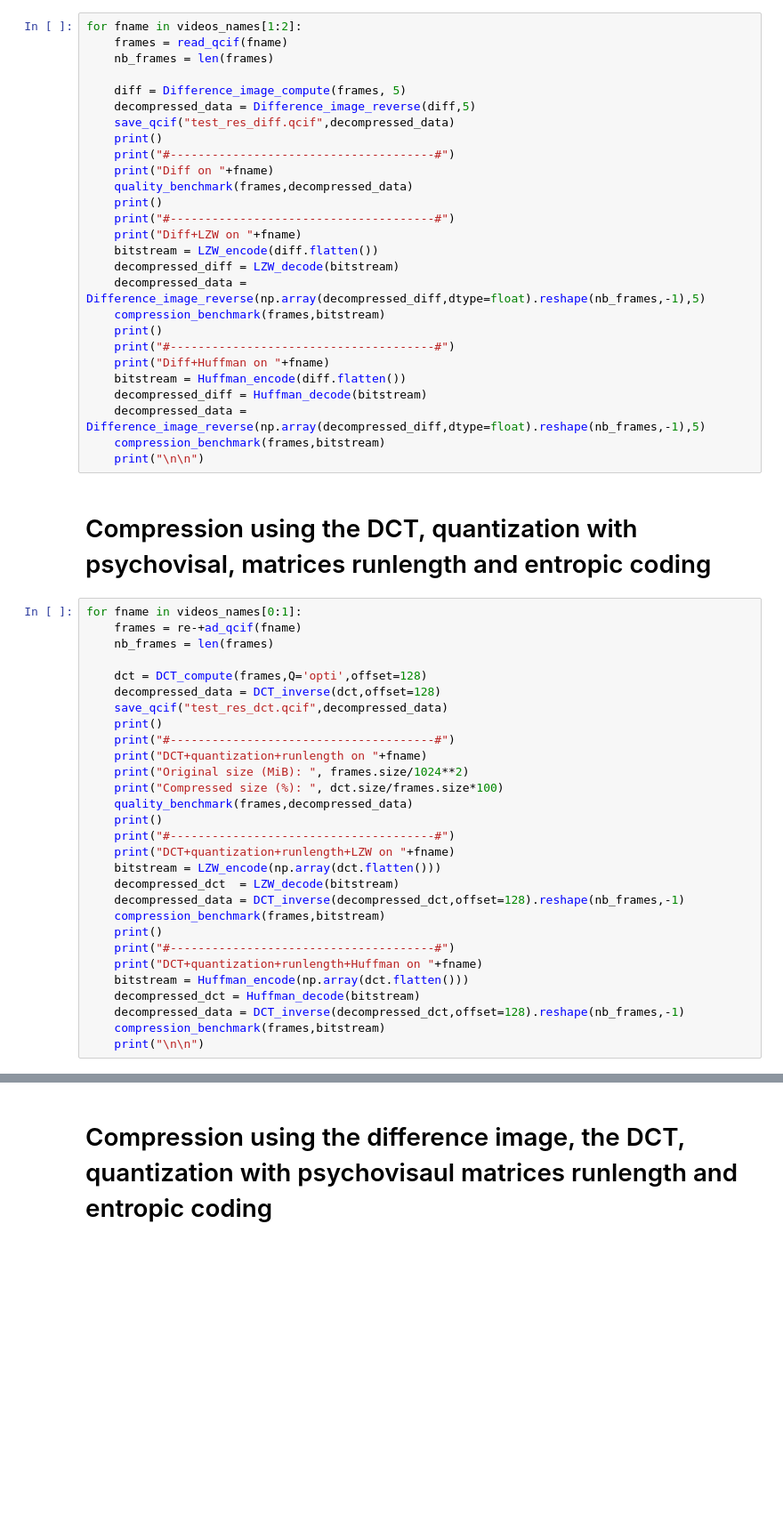
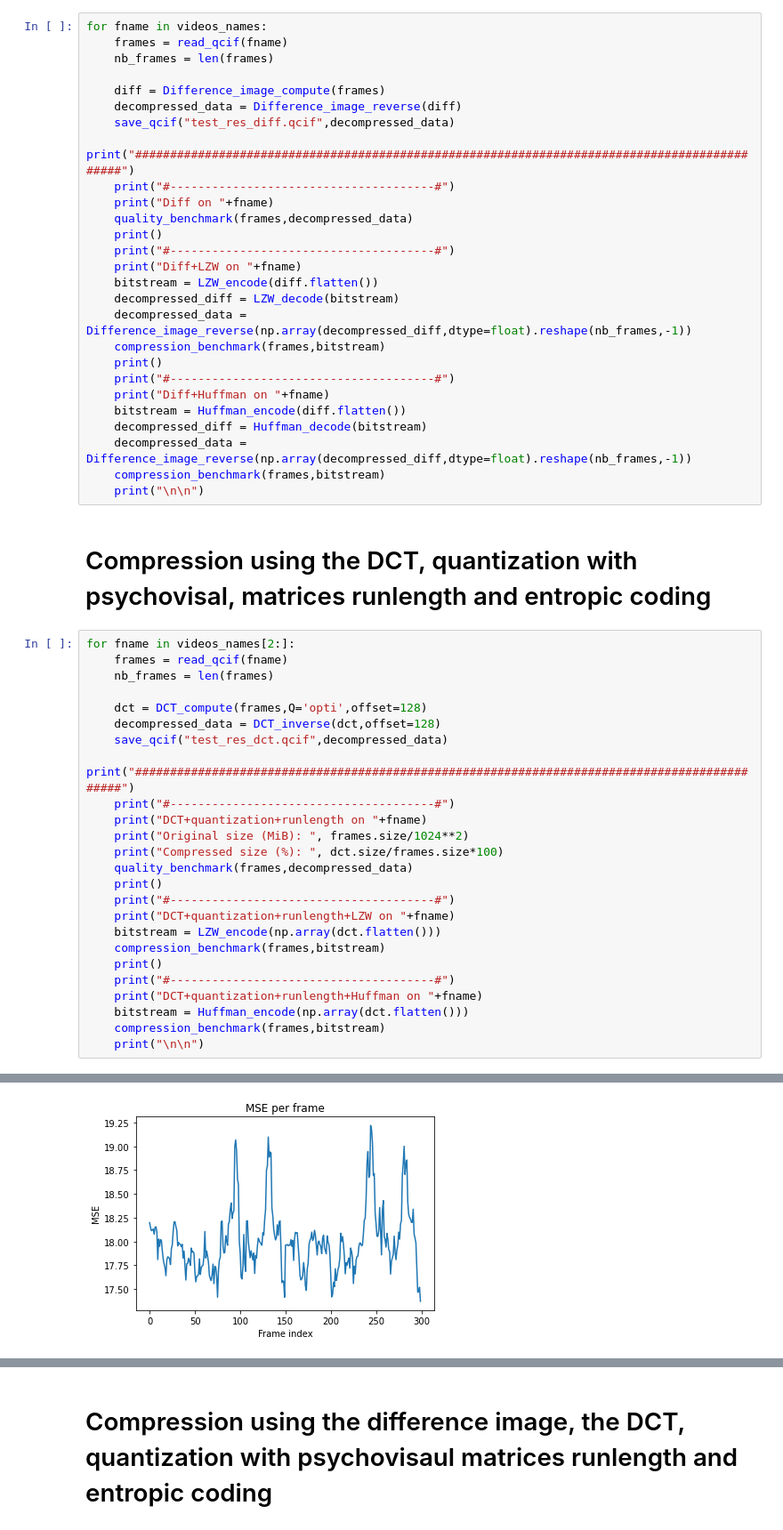
Before and after one commit to alexandre-lefebv/data_compression, a Jupyter notebook: main.ipynb, the cells around one changed output, grey strips where cells are left out. Shown at 89% size. Saved outputs shown, nothing was run; the diff lists cells and outputs as text; blank space fills up the shorter version.

```diff
--- a/main.ipynb
+++ b/main.ipynb
@@ -29,14 +29,14 @@ print(videos_names)
 # %% [markdown]
 # Compression using the difference image and entropic coding
 # %%
-for fname in videos_names[1:2]:
+for fname in videos_names:
     frames = read_qcif(fname)
     nb_frames = len(frames)
 
-    diff = Difference_image_compute(frames, 5)
-    decompressed_data = Difference_image_reverse(diff,5)
+    diff = Difference_image_compute(frames)
+    decompressed_data = Difference_image_reverse(diff)
     save_qcif("test_res_diff.qcif",decompressed_data)
-    print()
+    print("#############################################################################################")
     print("#--------------------------------------#")
     print("Diff on "+fname)
     quality_benchmark(frames,decompressed_data)
@@ -45,27 +45,27 @@ for fname in videos_names[1:2]:
     print("Diff+LZW on "+fname)
     bitstream = LZW_encode(diff.flatten())
     decompressed_diff = LZW_decode(bitstream)
-    decompressed_data = Difference_image_reverse(np.array(decompressed_diff,dtype=float).reshape(nb_frames,-1),5)
+    decompressed_data = Difference_image_reverse(np.array(decompressed_diff,dtype=float).reshape(nb_frames,-1))
     compression_benchmark(frames,bitstream)
     print()
     print("#--------------------------------------#")
     print("Diff+Huffman on "+fname)
     bitstream = Huffman_encode(diff.flatten())
     decompressed_diff = Huffman_decode(bitstream)
-    decompressed_data = Difference_image_reverse(np.array(decompressed_diff,dtype=float).reshape(nb_frames,-1),5)
+    decompressed_data = Difference_image_reverse(np.array(decompressed_diff,dtype=float).reshape(nb_frames,-1))
     compression_benchmark(frames,bitstream)
     print("\n\n")
 # %% [markdown]
 # Compression using the DCT, quantization with psychovisal, matrices runlength and entropic coding
 # %%
-for fname in videos_names[0:1]:
-    frames = re-+ad_qcif(fname)
+for fname in videos_names[2:]:
+    frames = read_qcif(fname)
     nb_frames = len(frames)
 
     dct = DCT_compute(frames,Q='opti',offset=128)
     decompressed_data = DCT_inverse(dct,offset=128)
     save_qcif("test_res_dct.qcif",decompressed_data)
-    print()
+    print("#############################################################################################")
     print("#--------------------------------------#")
     print("DCT+quantization+runlength on "+fname)
     print("Original size (MiB): ", frames.size/1024**2)
@@ -75,14 +75,11 @@ for fname in videos_names[0:1]:
     print("#--------------------------------------#")
     print("DCT+quantization+runlength+LZW on "+fname)
     bitstream = LZW_encode(np.array(dct.flatten()))
-    decompressed_dct  = LZW_decode(bitstream)
-    decompressed_data = DCT_inverse(decompressed_dct,offset=128).reshape(nb_frames,-1)
     compression_benchmark(frames,bitstream)
     print()
     print("#--------------------------------------#")
     print("DCT+quantization+runlength+Huffman on "+fname)
     bitstream = Huffman_encode(np.array(dct.flatten()))
-    decompressed_dct = Huffman_decode(bitstream)
-    decompressed_data = DCT_inverse(decompressed_dct,offset=128).reshape(nb_frames,-1)
     compression_benchmark(frames,bitstream)
     print("\n\n")
+# %% [output]
@@ -88,0 +92 @@ for fname in videos_names[0:1]:
+[figure, added]
```
Also changed, not shown: parts of 4 cells of this notebook, 3 other files.
